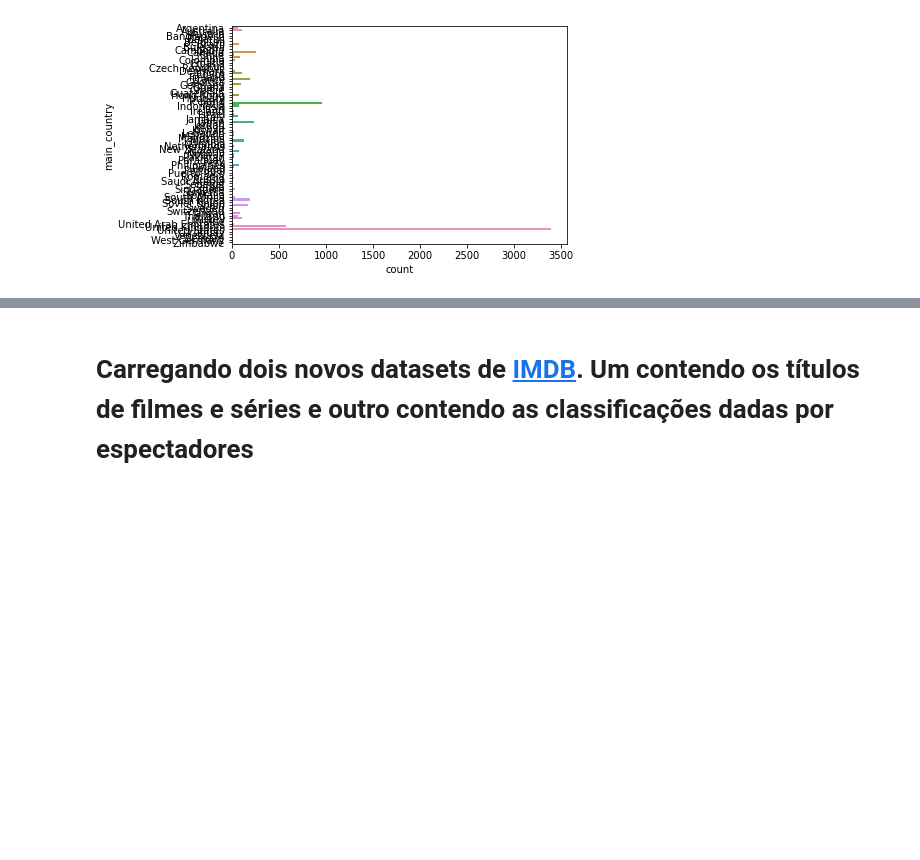
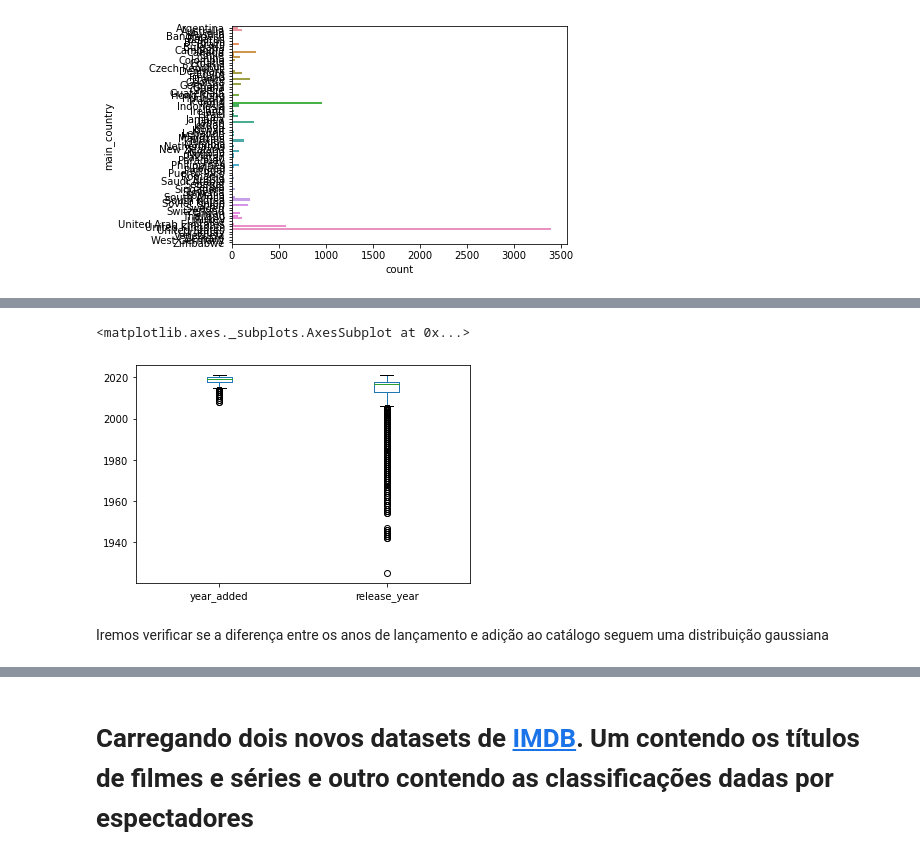
Before and after one commit to danielcti/data-science-project, a Jupyter notebook: dataVisualizationNetflix.ipynb, the cells around one changed output, grey strips where cells are left out. Saved outputs shown, nothing was run; the diff lists cells and outputs as text; code cells hidden in the pictures; blank space fills up the shorter version.

```diff
--- a/dataVisualizationNetflix.ipynb
+++ b/dataVisualizationNetflix.ipynb
@@ -614,0 +651,7 @@ sns.countplot(y='main_country',data=df)
+# %%
+df[['year_added','release_year']].plot(kind='box')
+# %% [output]
+<matplotlib.axes._subplots.AxesSubplot at 0x...>
+[figure, added]
+# %% [markdown]
+Iremos verificar se a diferença entre os anos de lançamento e adição ao catálogo seguem uma distribuição gaussiana
```
Also changed, not shown: parts of 30 cells of this notebook.
